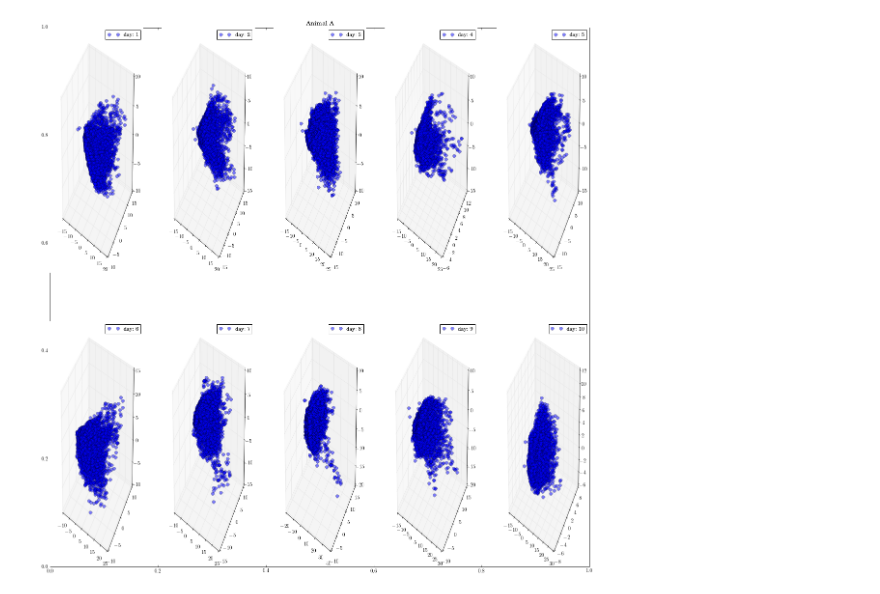
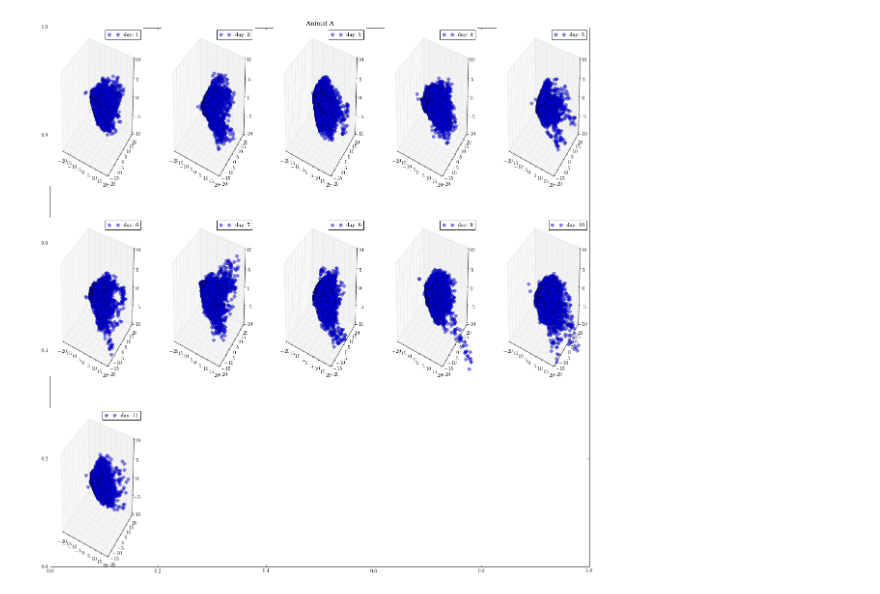
Before and after one commit to CINPLA/bigdata, a Jupyter notebook: pcaKoen.ipynb, the cells around one changed output. Drawn from its saved outputs; the diff is of its cells as text; code cells hidden in the pictures.

```diff
--- a/pcaKoen.ipynb
+++ b/pcaKoen.ipynb
@@ -24,5 +20,5 @@ WARNING: pylab import has clobbered these variables: ['power', 'random', 'fft',
 # %%
-h5_file = h5py.File("koendata.h5", 'r')
+h5_file = h5py.File("data/koendata.h5", 'r')
 
 dataset_A = h5_file.get("/an0074")
 dataset_B = h5_file.get("/an0075")
@@ -63,13 +74,13 @@ for matrix in valueMatrices_A:
     ax1.plot(mlab_pca.Y[:,0],mlab_pca.Y[:,1],mlab_pca.Y[:,2], 'o', markersize=7, alpha=0.5, label = 'day: ' + str(day))
     ax1.legend()
 
-#fig = plt.figure()
-#ax2 = fig.add_subplot(111, projection='3d')
-#day = 0
-#for matrix in valueMatrices_B:
-#    matrix = array(matrix)
-#    mlab_pca = mlabPCA(matrix)
-#    day +=1
-#    ax2.plot(mlab_pca.Y[:,0],mlab_pca.Y[:,1],mlab_pca.Y[:,2],  'o', markersize=7, alpha=0.5, label = 'day: ' + str(day))
-#    ax2.legend()
+fig = plt.figure()
+ax2 = fig.add_subplot(111, projection='3d')
+day = 0
+for matrix in valueMatrices_B:
+    matrix = array(matrix)
+    mlab_pca = mlabPCA(matrix)
+    day +=1
+    ax2.plot(mlab_pca.Y[:,0],mlab_pca.Y[:,1],mlab_pca.Y[:,2],  'o', markersize=7, alpha=0.5, label = 'day: ' + str(day))
+    ax2.legend()
 # %% [output]
@@ -77,14 +89,17 @@ for matrix in valueMatrices_A:
 # %%
 #%pylab qt
 fig = plt.figure()
 title('Animal A')
 day = 0
 for matrix in valueMatrices_A:
     matrix = array(matrix)
     mlab_pca = mlabPCA(matrix)
     day +=1
-    ax= fig.add_subplot(2,5,day, projection='3d')
+    ax= fig.add_subplot(3,5,day, projection='3d')
     ax.plot(mlab_pca.Y[:,0],mlab_pca.Y[:,1],mlab_pca.Y[:,2], 'o', markersize=7, alpha=0.5, label = 'day: ' + str(day))
     ax.legend()
+    ax.set_xlim([-20., 20.])
+    ax.set_ylim([-20., 20.])
+    ax.set_zlim([-10., 10.])
 # %% [output]
-[figure, old version]
+[figure, new version]
```
Also changed, not shown: parts of 7 cells of this notebook.
